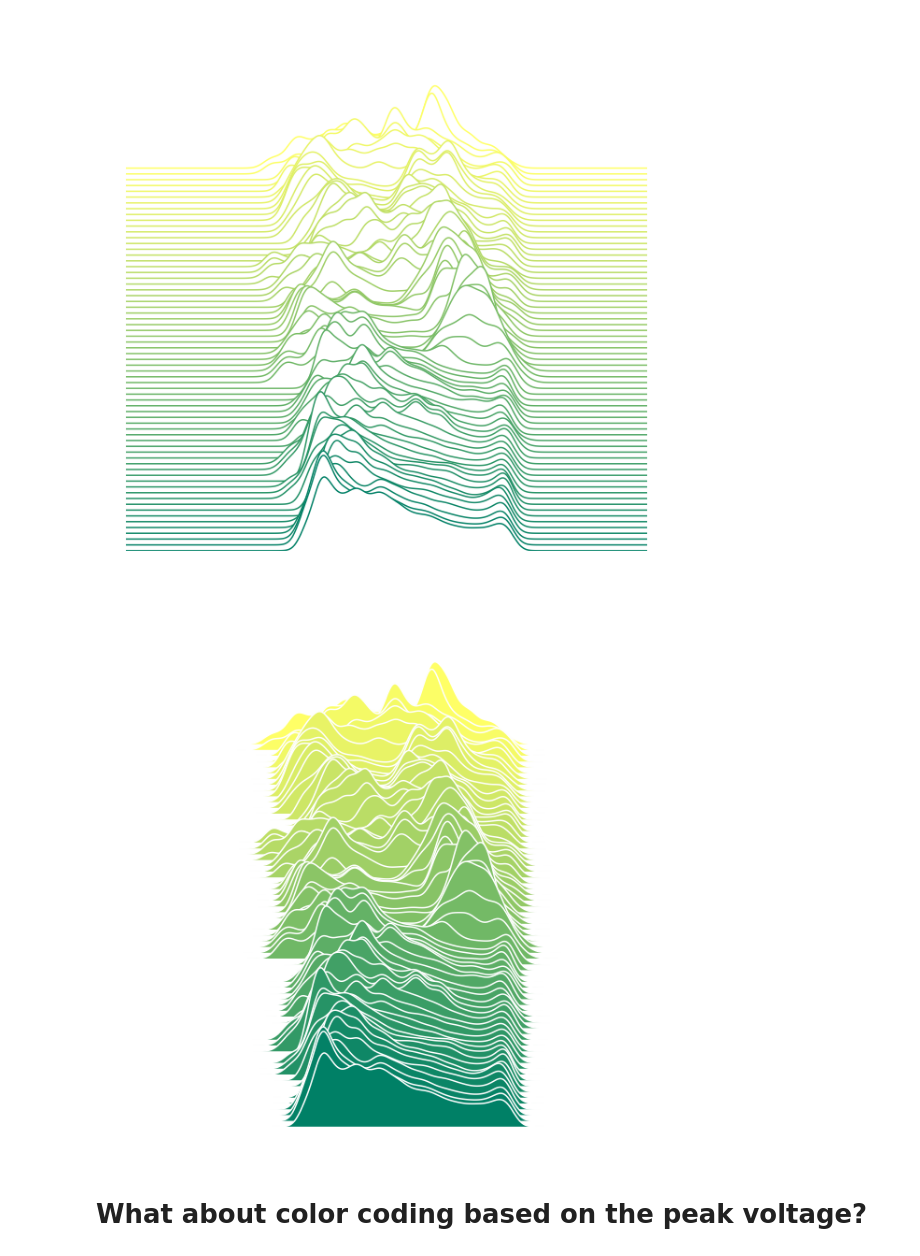
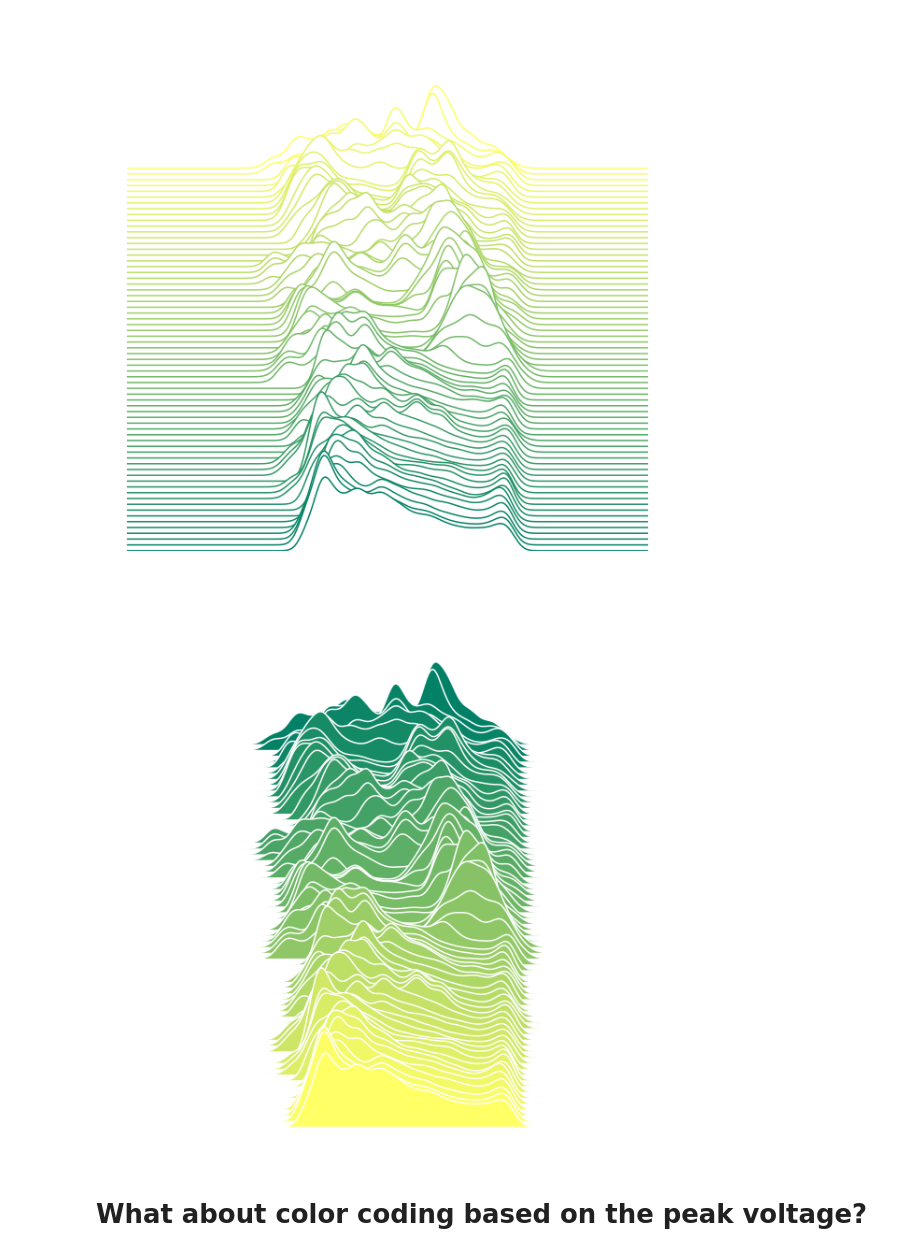
Before and after one commit to chadestep/playing_with_python, a Jupyter notebook: notebooks/Unknown Pleasures your data.ipynb, the cells around one changed output. Saved outputs shown, nothing was run; the diff lists cells and outputs as text; code cells hidden in the pictures.

```diff
--- a/notebooks/Unknown Pleasures your data.ipynb
+++ b/notebooks/Unknown Pleasures your data.ipynb
@@ -25,7 +27,7 @@ This is data taken from a perforated patch current clamp recording of slow oscil
 # %%
 df = nu.read_abf('/Users/chadestep/My_Stuff/python/example_data/2015_02_25_0003.abf')
-df_epoch = ea.create_epoch(df, 2**15, 10e3)
-df_kde = ea.epoch_kde(df_epoch, 'primary', -80, -30)
+df_epoch = nu.create_epoch(df, 2**15, 10e3)
+df_kde = nu.epoch_kde(df_epoch, 'primary', -80, -30)
 # %% [markdown]
 ### Plot a few KDEs to see what we're dealing with
 # %%
@@ -48,13 +50,13 @@ epochs = df_kde.index.levels[1]
 # Start at front (epoch001) and plot to back (epoch067)
 for z, epoch in enumerate(epochs):
     ax.add_patch(Polygon(np.c_[df_kde.ix['sweep001']['x'].xs(epoch),
-                               df_kde.ix['sweep001']['channel_0'].xs(epoch) + z/150],
+                               df_kde.ix['sweep001']['primary'].xs(epoch) + z/150],
                                fc='black',ec='white',lw=1.5,closed=False,zorder=-z,alpha=1))
 
 # Start at back (epoch001) and plot to front (epoch067)
 # for z, epoch in enumerate(epochs):
 #     ax.add_patch(Polygon(np.c_[df_kde.ix['sweep001']['x'].xs(epoch),
-#                                df_kde.ix['sweep001']['channel_0'].xs(epoch) - z/100],
+#                                df_kde.ix['sweep001']['primary'].xs(epoch) - z/100],
 #                                fc='black',ec='white',lw=1,closed=False,zorder=z,alpha=1))
 
 ax.axis('off')
@@ -176,21 +176,21 @@ plt.show()
 # %%
 fig, ax = plt.subplots(1, figsize=(10,10))
 fig.patch.set_facecolor('white')
 
 epochs = df_kde.index.levels[1]
 color_idx = np.linspace(0,1,len(epochs))
+color_idx = color_idx[::-1]
 
-# Start at front (epoch001) and plot to back (epoch067)
 for z, epoch in enumerate(epochs):
     color = plt.cm.summer(color_idx[z])
     ax.add_patch(Polygon(np.c_[df_kde.ix['sweep001']['x'].xs(epoch),
                                df_kde.ix['sweep001']['primary'].xs(epoch) + z/150],
                                fc=color,ec='white',lw=1.5,closed=False,zorder=-z,alpha=1))
 ax.axis('off')
 ax.autoscale_view()
 plt.show()
 # %% [output]
-[figure, old version]
+[figure, new version]
 # %% [markdown]
 # What about color coding based on the peak voltage?
 # %%
```
Also changed, not shown: parts of 9 cells of this notebook, 1 other file.
